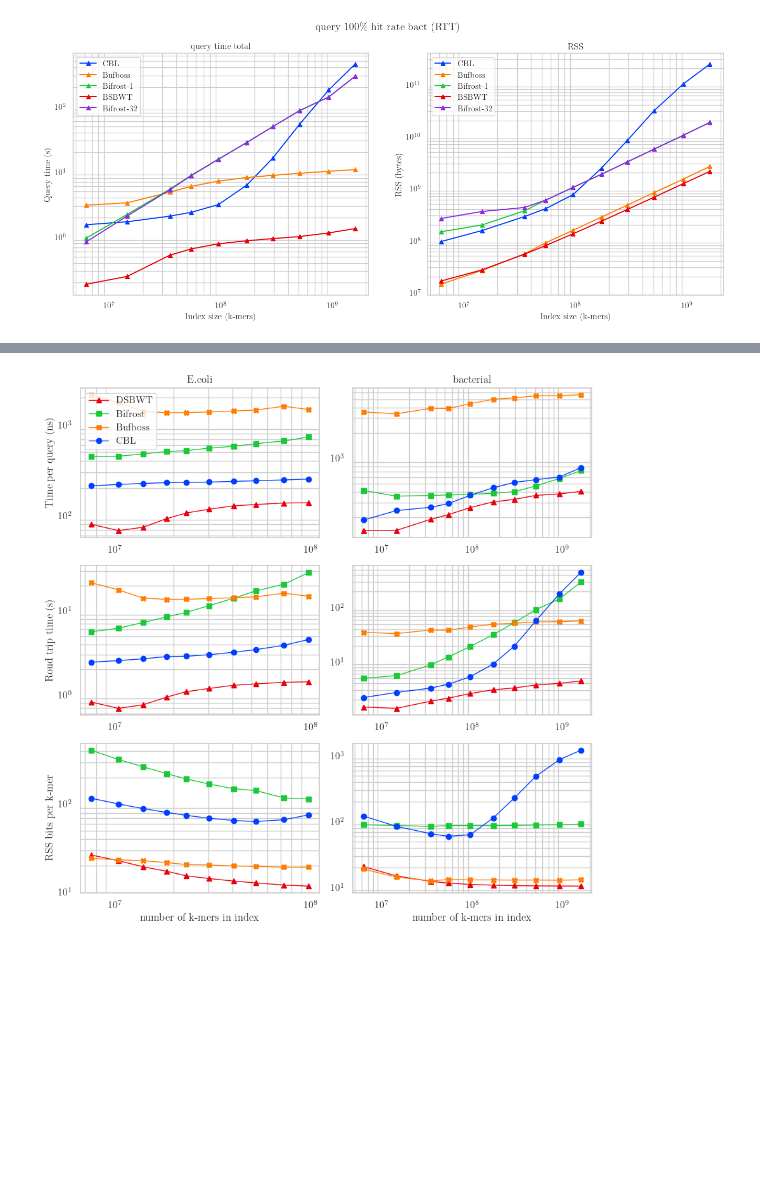
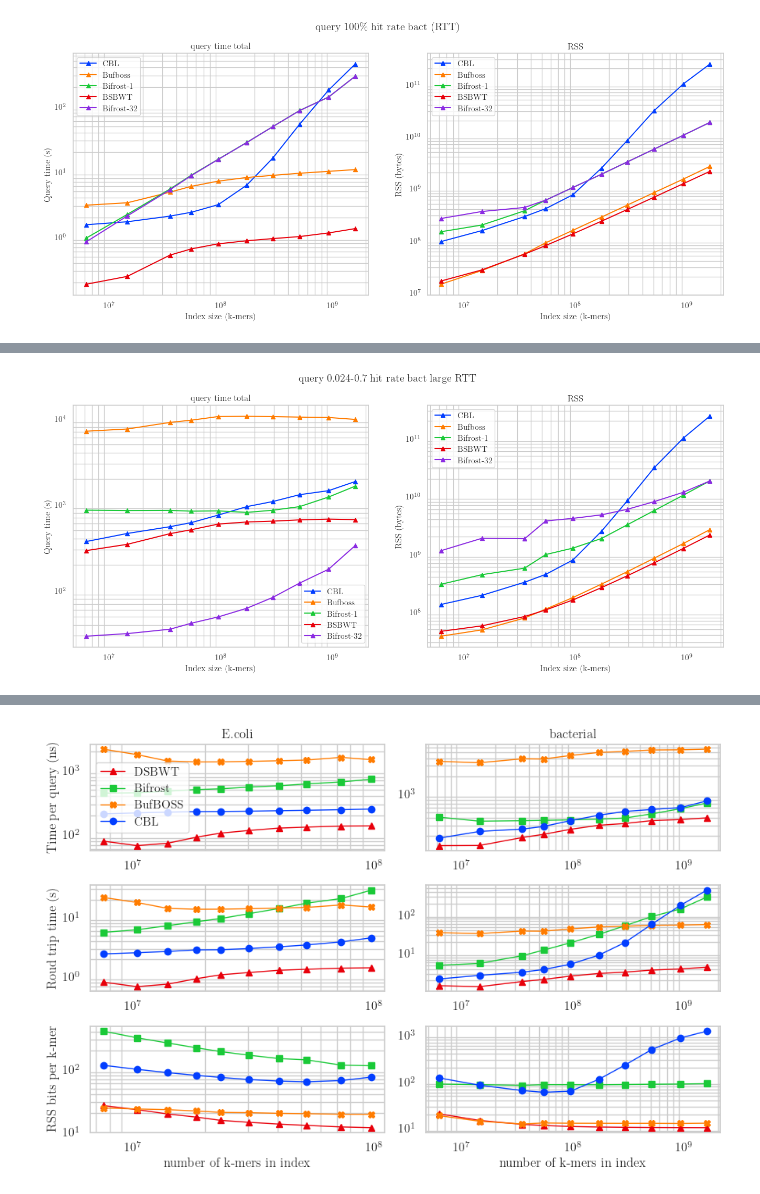
Before and after one commit to saskeli/Dynamic_SBWT_experiments, a Jupyter notebook: query.ipynb, the cells around one changed output, grey strips where cells are left out. Saved outputs shown, nothing was run; the diff lists cells and outputs as text; code cells hidden in the pictures; blank space fills up the shorter version.

Commit message:
figures...

```diff
--- a/query.ipynb
+++ b/query.ipynb
@@ -19,7 +21,7 @@ color_mapping = {
 name_mapping = {
  k: v for k, v in zip(
         ["CBL", "Bufboss", "Bifrost-1", "BSBWT", "BSBWT-4-0.5", "BSBWT-16-4.0", "Bifrost-32", "BSBWT-32-30.0"],
-        ["CBL",  "Bufboss",   "Bifrost", "DSBWT", "DSBWT 4t 0.5G", "DSBWT 16t 4G", "Bifrost 32t", "DSBWT 32t 30G"])
+        ["CBL",  "BufBOSS",   "Bifrost", "DSBWT", "DSBWT 4t 0.5G", "DSBWT 16t 4G", "Bifrost 32t", "DSBWT 32t 30G"])
 }
 marker_mapping = {
  k: v for k, v in zip(
@@ -203,3 +215,7 @@ plot_time_and_space(coli_res_large, f"query {h_r[0]:.2}-{h_r[-1]:.2} hit rate co
+# %%
+plot_total_time_and_space(bact_res_large, f"query {h_r[0]:.2}-{h_r[-1]:.2} hit rate bact large RTT")
+# %% [output]
+[figure, added]
 # %%
 dss = [coli_res, coli_res_pos, bact_res, bact_res_pos]
 dsn = ["coli", "coli pos", "bact", "bact pos"]
@@ -237,7 +253,7 @@ Bifrost-1 1.5828109773211577e-07 3.749791501705821e-08
 BSBWT 4.101757796688986e-10 1.0664064254990887e-07
 Bufboss 8.238393696799194e-10 1.1068003113717275e-06
 # %%
-plt.figure(figsize=(9, 9))
+plt.figure(figsize=(9, 6))
 
 for i, ((ds, dsp), name) in enumerate(zip(((coli_res, coli_res_pos), (bact_res, bact_res_pos)), ["E.coli", "bacterial"])):
     plt.subplot(3, 2, i + 1)
@@ -262,31 +278,31 @@ for i, ((ds, dsp), name) in enumerate(zip(((coli_res, coli_res_pos), (bact_res,
         if "32" in k:
             continue
         handles += plt.plot(ds["size"], [vv[0] for vv in v], linewidth=1,
             color=color_mapping[k], label=name_mapping[k], marker=marker_mapping[k]
         )
     plt.yscale("log")
     plt.xscale("log")
     if i == 0:
         plt.ylabel("Roud trip time (s)")
     plt.grid(which='major')
     plt.grid(which='minor')
     plt.subplot(3, 2, i + 5)
     for k, v in sorted(ds["data"].items()):
         if "32" in k:
             continue
         plt.plot(ds["size"], [vv[1] * 1024**2 * 8 / s for vv, s in zip(v, ds["size"])], linewidth=1,
              color=color_mapping[k], label=name_mapping[k], marker=marker_mapping[k]
         )
     plt.yscale("log")
     plt.xscale("log")
     plt.xlabel("number of k-mers in index")
     if i == 0:
         plt.ylabel("RSS bits per k-mer")
     #plt.legend()
     plt.grid(which='major')
     plt.grid(which='minor')
 plt.tight_layout()
 plt.savefig("query_time_and_space.pdf", bbox_inches="tight")
 #plt.show()
 # %% [output]
-[figure, old version]
+[figure, new version]
```
Also changed, not shown: parts of 11 cells of this notebook, 5 other files.
